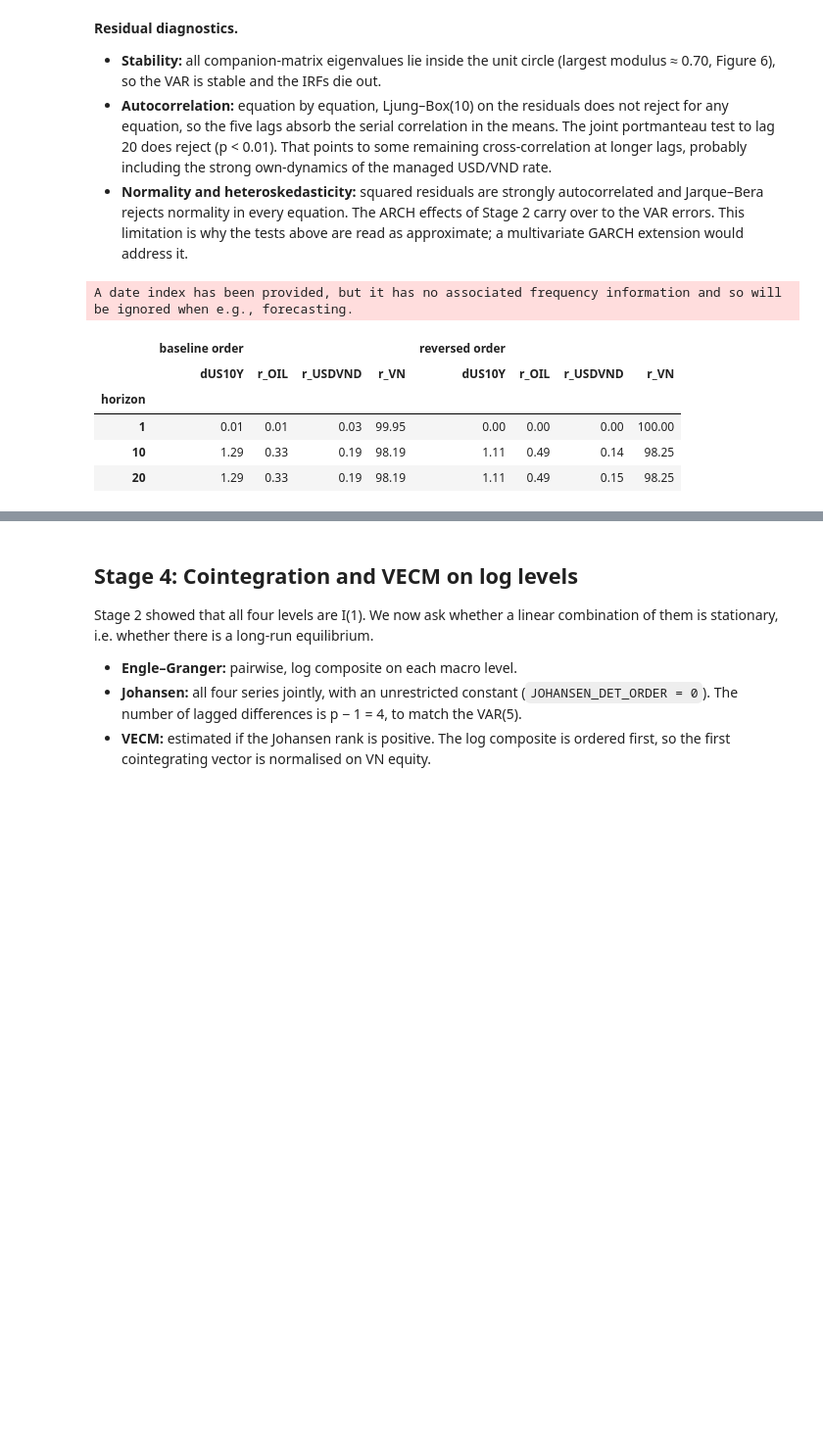
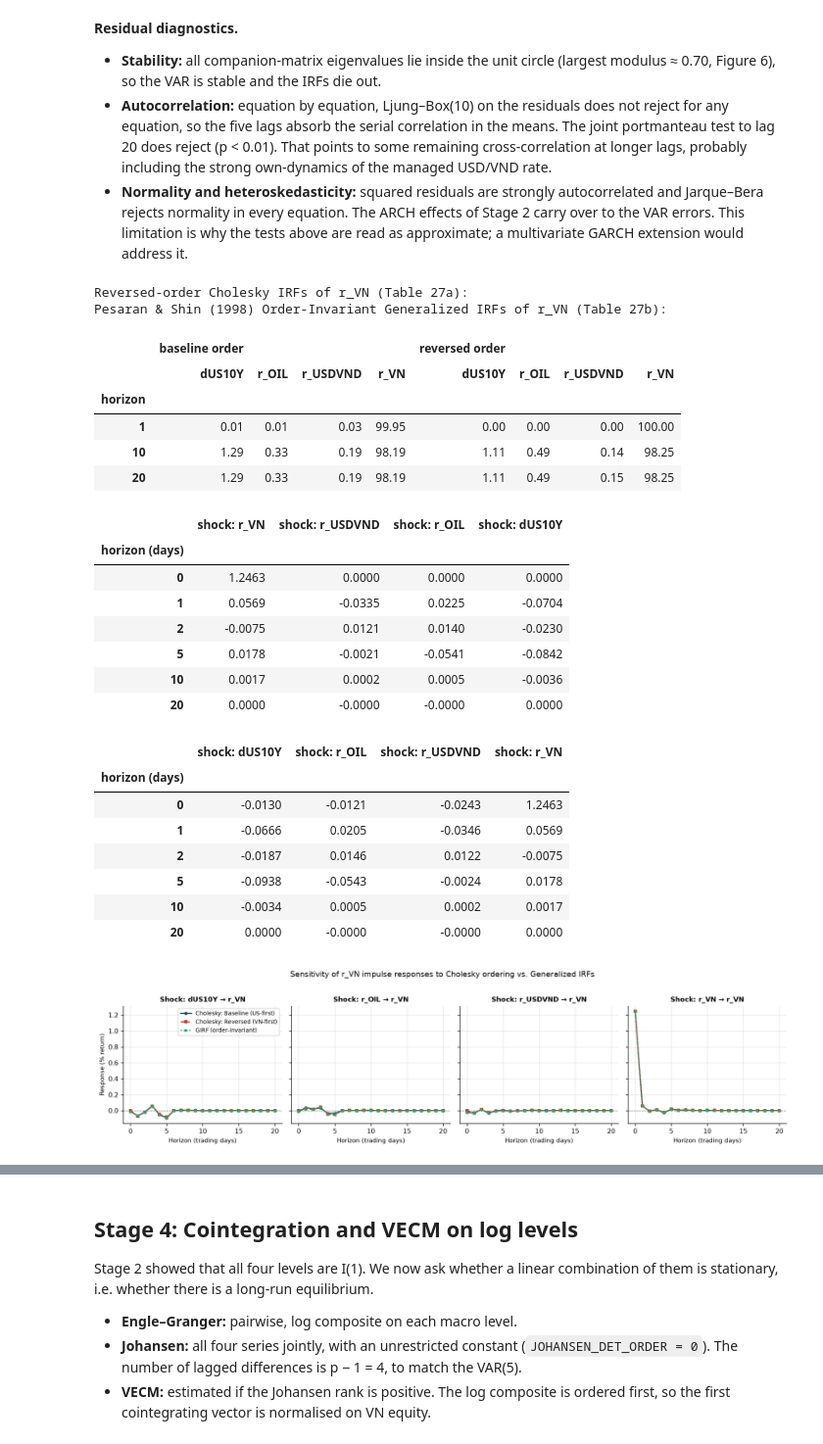
Before and after one commit to binhnuoctrangsu/ATFB_GROUP12_TOPIC7, a Jupyter notebook: notebooks/t7_macro_links.ipynb, the cells around one changed output, grey strips where cells are left out. Shown at 98% size. Drawn from its saved outputs; the diff is of its cells as text; code cells hidden in the pictures; blank space fills up the shorter version.

```diff
--- a/notebooks/t7_macro_links.ipynb
+++ b/notebooks/t7_macro_links.ipynb
@@ -436,19 +427,46 @@ Residual normality:
 * **Autocorrelation:** equation by equation, Ljung–Box(10) on the residuals does not reject for any equation, so the five lags absorb the serial correlation in the means. The joint portmanteau test to lag 20 does reject (p < 0.01). That points to some remaining cross-correlation at longer lags, probably including the strong own-dynamics of the managed USD/VND rate.
 * **Normality and heteroskedasticity:** squared residuals are strongly autocorrelated and Jarque–Bera rejects normality in every equation. The ARCH effects of Stage 2 carry over to the VAR errors. This limitation is why the tests above are read as approximate; a multivariate GARCH extension would address it.
 # %%
-# Sensitivity of the FEVD to the Cholesky ordering: reverse the order (VN first, US yield last)
+# 3.5 Sensitivity of FEVD and IRFs to Cholesky ordering + Pesaran-Shin (1998) GIRFs
 rev = list(reversed(config.CHOLESKY_ORDER))
 var_rev = vm.VAR(vdata[rev]).fit(var_res.k_ar)
-f_rev = vm.fevd_table(var_rev, horizons=config.FEVD_HORIZONS).xs("r_VN", level="response")[config.CHOLESKY_ORDER]
-f_base = fevd.xs("r_VN", level="response")
-comp = save_table(pd.concat({"baseline order": f_base, "reversed order": f_rev}, axis=1), "tab12_fevd_ordering_sensitivity")
+f_rev = vm.fevd_table(var_rev, horizons=config.FEVD_HORIZONS).xs('r_VN', level='response')[config.CHOLESKY_ORDER]
+f_base = fevd.xs('r_VN', level='response')
+comp = save_table(pd.concat({'baseline order': f_base, 'reversed order': f_rev}, axis=1), 'tab12_fevd_ordering_sensitivity')
 display(comp.round(2))
+
+irf_rev_tab = save_table(vm.irf_response_table(var_rev, response='r_VN', periods=config.IRF_PERIODS), 'tab27a_var_irf_r_VN_reversed')
+girf_tab = save_table(vm.girf_response_table(var_res, response='r_VN', periods=config.IRF_PERIODS), 'tab27b_var_girf_r_VN')
+print('Reversed-order Cholesky IRFs of r_VN (Table 27a):')
+display(irf_rev_tab.round(4))
+print('Pesaran & Shin (1998) Order-Invariant Generalized IRFs of r_VN (Table 27b):')
+display(girf_tab.round(4))
+vm.plot_irf_ordering_and_girf(var_res, var_rev, response='r_VN', save_path=FIG / 'fig09_var_irf_ordering_girf.png')
+plt.show()
 # %% [output]
-A date index has been provided, but it has no associated frequency information and so will be ignored when e.g., forecasting.
+Reversed-order Cholesky IRFs of r_VN (Table 27a):
+Pesaran & Shin (1998) Order-Invariant Generalized IRFs of r_VN (Table 27b):
 |  | baseline order |  |  |  | reversed order |  |  |  |
 |  | dUS10Y | r_OIL | r_USDVND | r_VN | dUS10Y | r_OIL | r_USDVND | r_VN |
 | horizon |  |  |  |  |  |  |  |  |
 | 1 | 0.01 | 0.01 | 0.03 | 99.95 | 0.00 | 0.00 | 0.00 | 100.00 |
 | 10 | 1.29 | 0.33 | 0.19 | 98.19 | 1.11 | 0.49 | 0.14 | 98.25 |
 | 20 | 1.29 | 0.33 | 0.19 | 98.19 | 1.11 | 0.49 | 0.15 | 98.25 |
+|  | shock: r_VN | shock: r_USDVND | shock: r_OIL | shock: dUS10Y |
+| horizon (days) |  |  |  |  |
+| 0 | 1.2463 | 0.0000 | 0.0000 | 0.0000 |
+| 1 | 0.0569 | -0.0335 | 0.0225 | -0.0704 |
+| 2 | -0.0075 | 0.0121 | 0.0140 | -0.0230 |
+| 5 | 0.0178 | -0.0021 | -0.0541 | -0.0842 |
+| 10 | 0.0017 | 0.0002 | 0.0005 | -0.0036 |
+| 20 | 0.0000 | -0.0000 | -0.0000 | 0.0000 |
+|  | shock: dUS10Y | shock: r_OIL | shock: r_USDVND | shock: r_VN |
+| horizon (days) |  |  |  |  |
+| 0 | -0.0130 | -0.0121 | -0.0243 | 1.2463 |
+| 1 | -0.0666 | 0.0205 | -0.0346 | 0.0569 |
+| 2 | -0.0187 | 0.0146 | 0.0122 | -0.0075 |
+| 5 | -0.0938 | -0.0543 | -0.0024 | 0.0178 |
+| 10 | -0.0034 | 0.0005 | 0.0002 | 0.0017 |
+| 20 | 0.0000 | -0.0000 | -0.0000 | 0.0000 |
+[figure, added]
 # %% [markdown]
```
Also changed, not shown: parts of 31 cells of this notebook, 5 other files.
